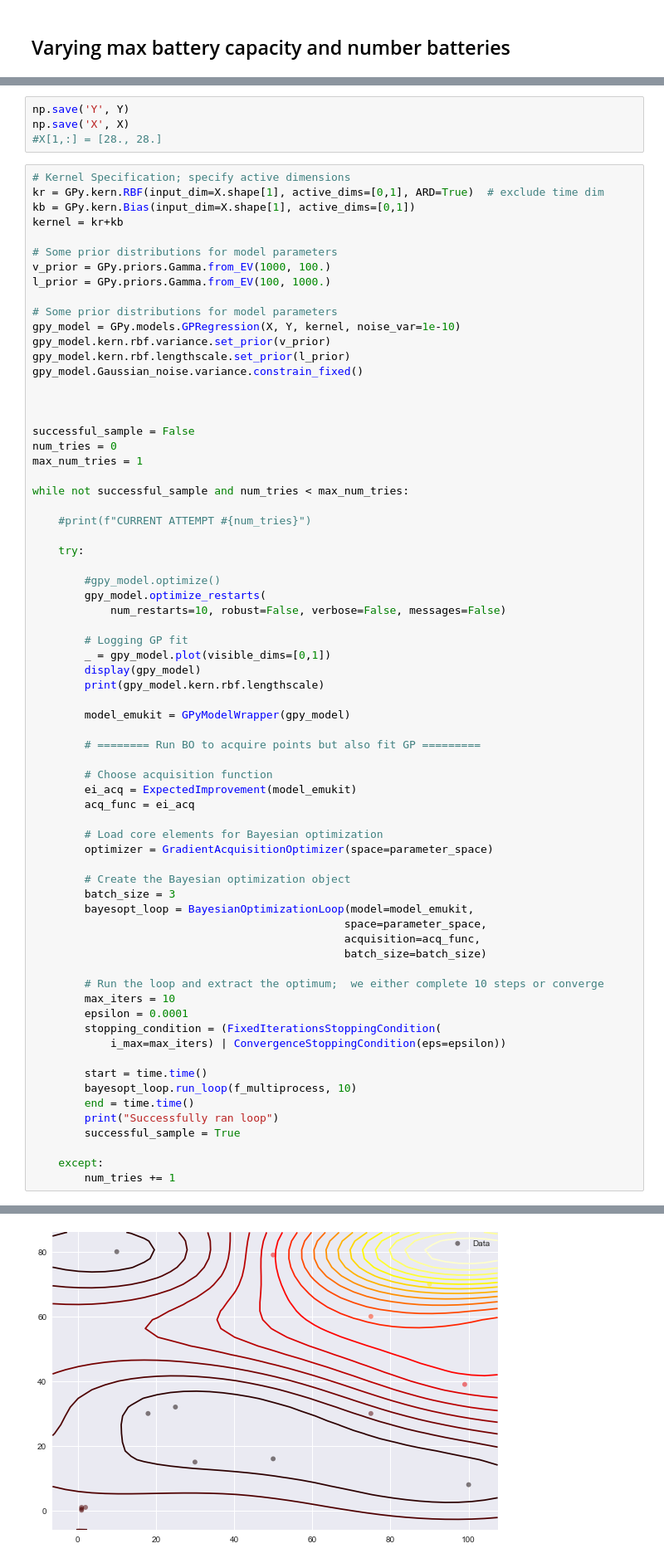
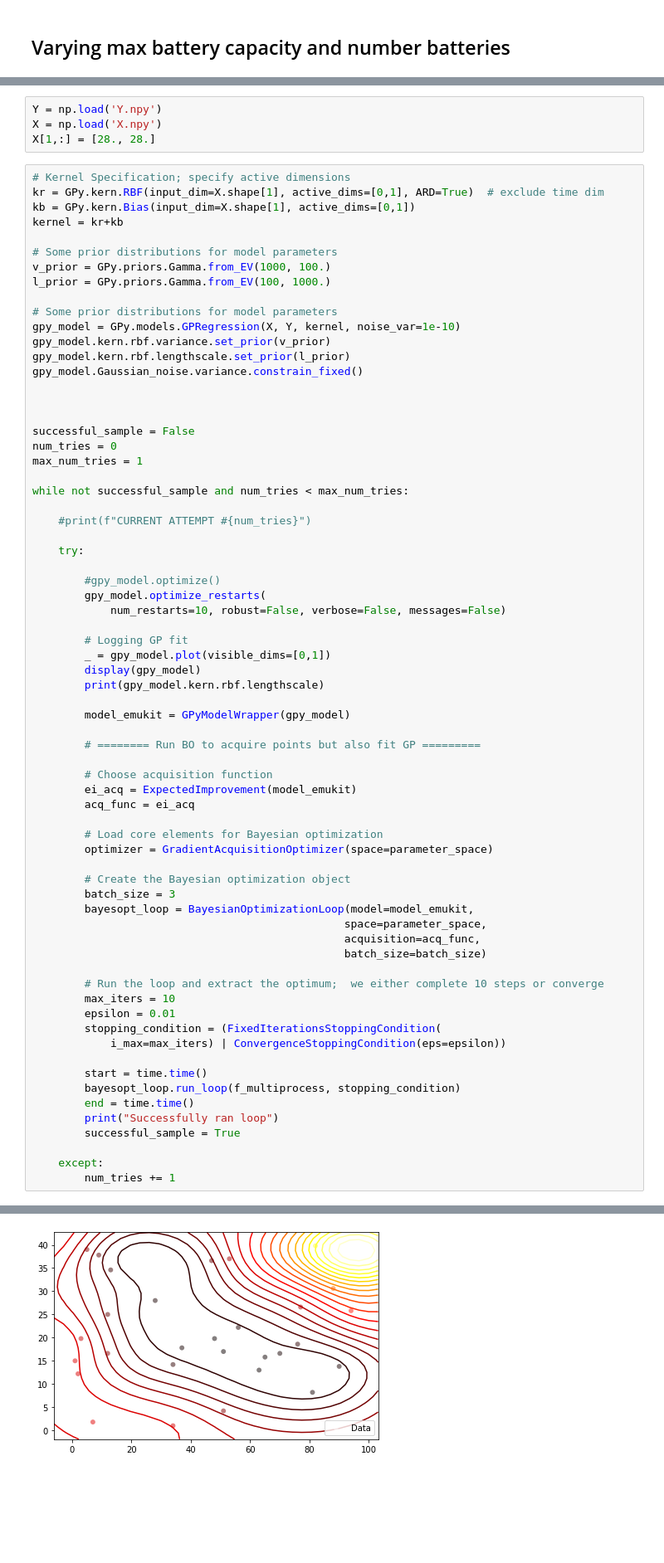
Before and after one commit to Cam-MLPW-MLMI-21-22/supply-chain-simulation-environment, a Jupyter notebook: src/bayesian_optimization/core_experiments.ipynb, the cells around one changed output, grey strips where cells are left out. Shown at 83% size. Saved outputs shown, nothing was run; the diff lists cells and outputs as text; blank space fills up the shorter version.

```diff
--- a/src/bayesian_optimization/core_experiments.ipynb
+++ b/src/bayesian_optimization/core_experiments.ipynb
@@ -831,7 +823,7 @@ plot_reward(X, Y, parameter_space.parameter_names)
 # %%
-np.save('Y', Y)
-np.save('X', X)
-#X[1,:] = [28., 28.]
+Y = np.load('Y.npy')
+X = np.load('X.npy')
+X[1,:] = [28., 28.]
 # %%
 # Kernel Specification; specify active dimensions
 kr = GPy.kern.RBF(input_dim=X.shape[1], active_dims=[0,1], ARD=True)  # exclude time dim
@@ -889,12 +881,12 @@ while not successful_sample and num_tries < max_num_tries:
 
         # Run the loop and extract the optimum;  we either complete 10 steps or converge
         max_iters = 10
-        epsilon = 0.0001
+        epsilon = 0.01
         stopping_condition = (FixedIterationsStoppingCondition(
             i_max=max_iters) | ConvergenceStoppingCondition(eps=epsilon))
 
         start = time.time()
-        bayesopt_loop.run_loop(f_multiprocess, 10)
+        bayesopt_loop.run_loop(f_multiprocess, stopping_condition)
         end = time.time()
         print("Successfully ran loop")
         successful_sample = True
@@ -927,4 +931,4 @@ INFO:emukit.core.loop.model_updaters:Updating parameters of the model
-[figure, old version]
+[figure, new version]
 # %%
 new_X, new_Y = bayesopt_loop.loop_state.X, bayesopt_loop.loop_state.Y
 
```
Also changed, not shown: parts of 7 cells of this notebook, 12 other files.
